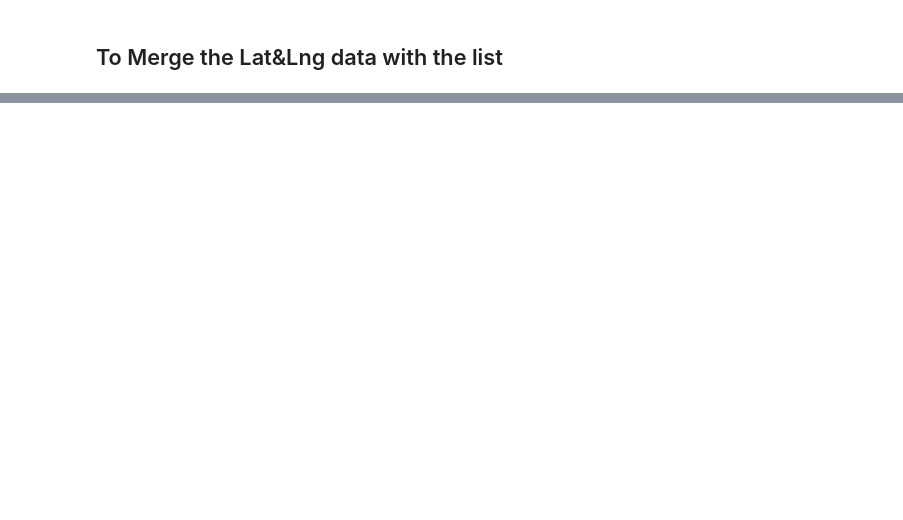
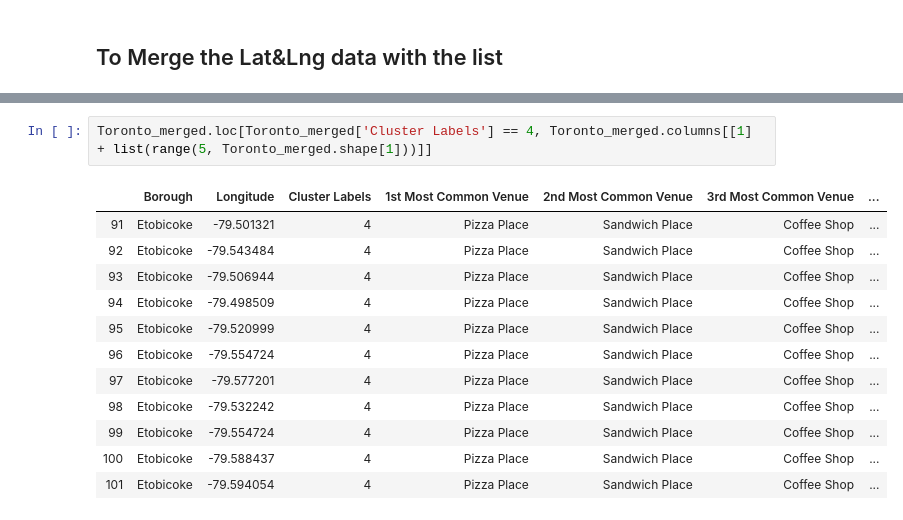
Before and after one commit to ocaizhi/Coursera-Data-Science-Capstone-Wk3, a Jupyter notebook: Capstone_Wk3.ipynb, the cells around one changed output, grey strips where cells are left out. Drawn from its saved outputs; the diff is of its cells as text; blank space fills up the shorter version.

```diff
--- a/Capstone_Wk3.ipynb
+++ b/Capstone_Wk3.ipynb
@@ -170,0 +632,15 @@ neigh4
+# %%
+Toronto_merged.loc[Toronto_merged['Cluster Labels'] == 4, Toronto_merged.columns[[1] + list(range(5, Toronto_merged.shape[1]))]]
+# %% [output]
+|  | Borough | Longitude | Cluster Labels | 1st Most Common Venue | 2nd Most Common Venue | 3rd Most Common Venue | ... |
+| 91 | Etobicoke | -79.501321 | 4 | Pizza Place | Sandwich Place | Coffee Shop | ... |
+| 92 | Etobicoke | -79.543484 | 4 | Pizza Place | Sandwich Place | Coffee Shop | ... |
+| 93 | Etobicoke | -79.506944 | 4 | Pizza Place | Sandwich Place | Coffee Shop | ... |
+| 94 | Etobicoke | -79.498509 | 4 | Pizza Place | Sandwich Place | Coffee Shop | ... |
+| 95 | Etobicoke | -79.520999 | 4 | Pizza Place | Sandwich Place | Coffee Shop | ... |
+| 96 | Etobicoke | -79.554724 | 4 | Pizza Place | Sandwich Place | Coffee Shop | ... |
+| 97 | Etobicoke | -79.577201 | 4 | Pizza Place | Sandwich Place | Coffee Shop | ... |
+| 98 | Etobicoke | -79.532242 | 4 | Pizza Place | Sandwich Place | Coffee Shop | ... |
+| 99 | Etobicoke | -79.554724 | 4 | Pizza Place | Sandwich Place | Coffee Shop | ... |
+| 100 | Etobicoke | -79.588437 | 4 | Pizza Place | Sandwich Place | Coffee Shop | ... |
+| 101 | Etobicoke | -79.594054 | 4 | Pizza Place | Sandwich Place | Coffee Shop | ... |
```
Also changed, not shown: parts of 40 cells of this notebook.
